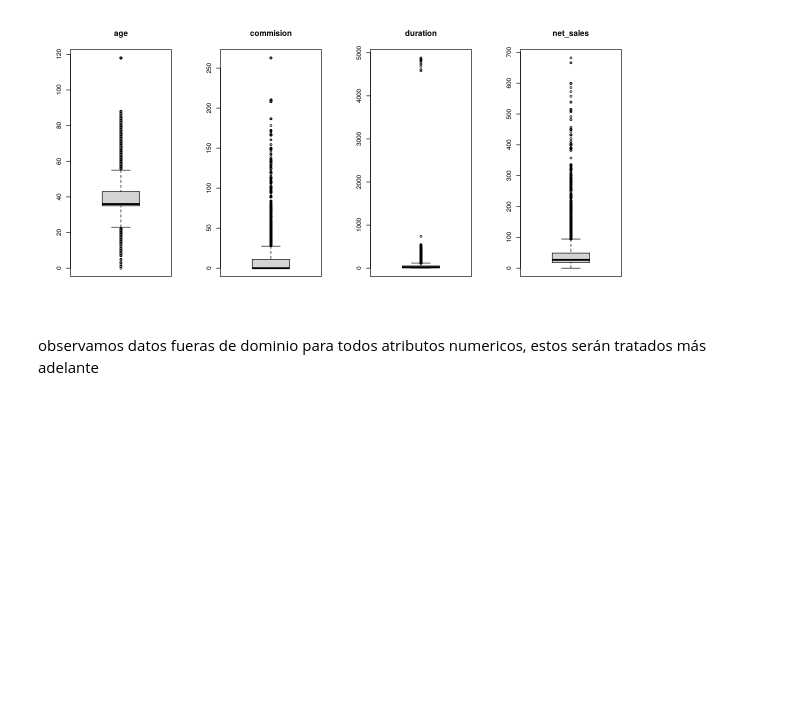
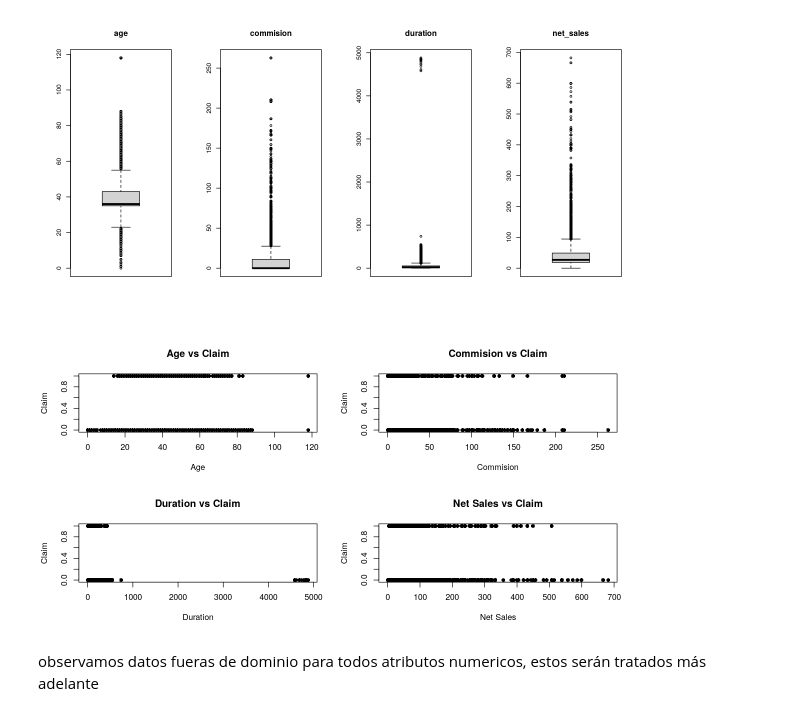
Before and after one commit to gdelgador/devcontainers-rstudio, a Jupyter notebook: explore-data/activida1.ipynb, the cells around one changed output. Drawn from its saved outputs; the diff is of its cells as text; code cells hidden in the pictures; blank space fills up the shorter version.

```diff
--- a/explore-data/activida1.ipynb
+++ b/explore-data/activida1.ipynb
@@ -285,6 +322,26 @@ for (i in 1:length(variables_numericas)) {
 }
 # %% [output]
 [figure]
+# %%
+# Create scatter plots for each numeric variable in relation to claim
+par(mfrow = c(2, 2))
+
+# Age vs Claim
+plot(df_clean$age, df_clean$claim, xlab = "Age", ylab = "Claim", main = "Age vs Claim", pch = 16)
+
+# Commision vs Claim
+plot(df_clean$commision, df_clean$claim, xlab = "Commision", ylab = "Claim", main = "Commision vs Claim", pch = 16)
+
+# Duration vs Claim
+plot(df_clean$duration, df_clean$claim, xlab = "Duration", ylab = "Claim", main = "Duration vs Claim", pch = 16)
+
+# Net Sales vs Claim
+plot(df_clean$net_sales, df_clean$claim, xlab = "Net Sales", ylab = "Claim", main = "Net Sales vs Claim", pch = 16)
+
+# Reset the plot layout
+par(mfrow = c(1, 1))
+# %% [output]
+[figure, added]
 # %% [markdown]
 observamos datos fueras de dominio para todos atributos numericos, estos serán tratados más adelante
 # %%
```
Also changed, not shown: parts of 78 cells of this notebook, 3 other files.
